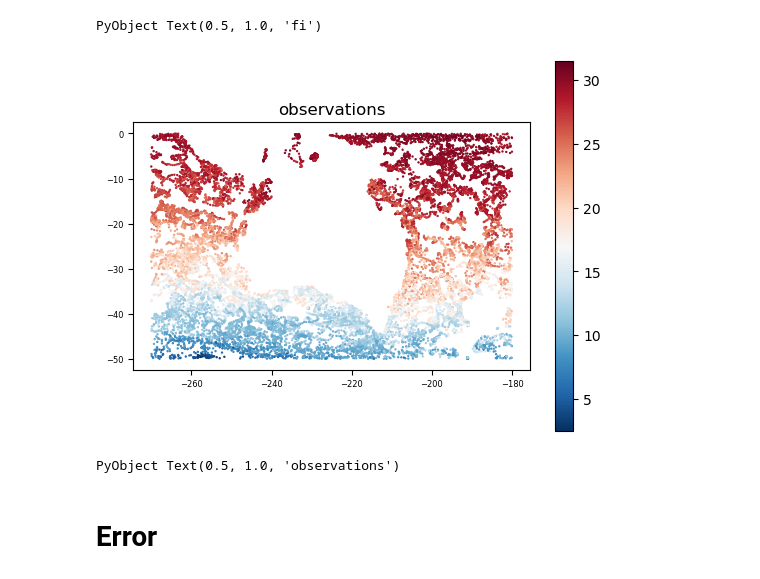
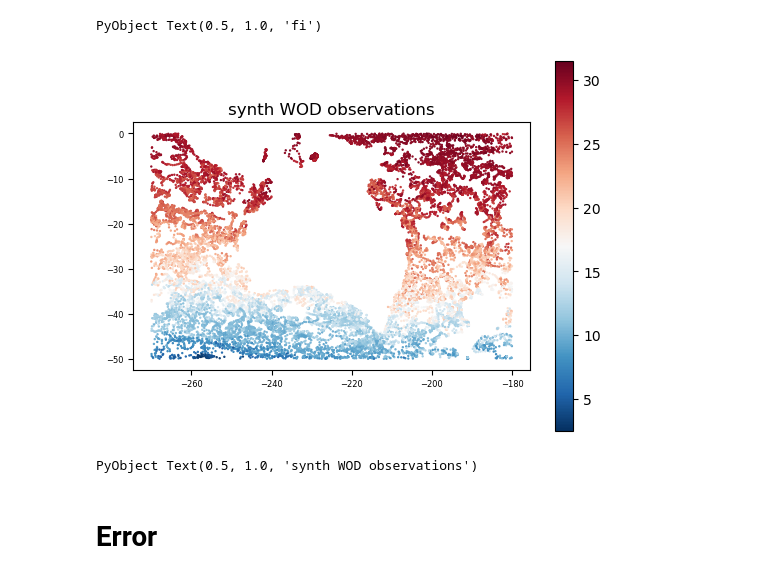
Before and after one commit to CARSv2/cars-v2, a Jupyter notebook: notebooks/parameter_sandbox.ipynb, the cells around one changed output. Cells and saved outputs as stored; diff of their text form; code cells hidden in the pictures.

```diff
--- a/notebooks/parameter_sandbox.ipynb
+++ b/notebooks/parameter_sandbox.ipynb
@@ -286,14 +286,14 @@ PyObject Text(0.5, 1.0, 'fi')
 # %%
 ax = subplot(1,1,1)
 scatter(longitude, latitude, c=temperature,s=0.5,cmap="RdBu_r")
 aspectratio = 1/cos(mean(latitude) * pi/180)
 ax.tick_params("both",labelsize=6)
 gca().set_aspect(aspectratio)
 colorbar()
-title("observations")
+title("synth WOD observations")
 # %% [output]
-[figure, old version]
+[figure, new version]
-PyObject Text(0.5, 1.0, 'observations')
+PyObject Text(0.5, 1.0, 'synth WOD observations')
 # %% [markdown]
 # Error
 # %% [markdown]
```
Also changed, not shown: parts of 32 cells of this notebook.
